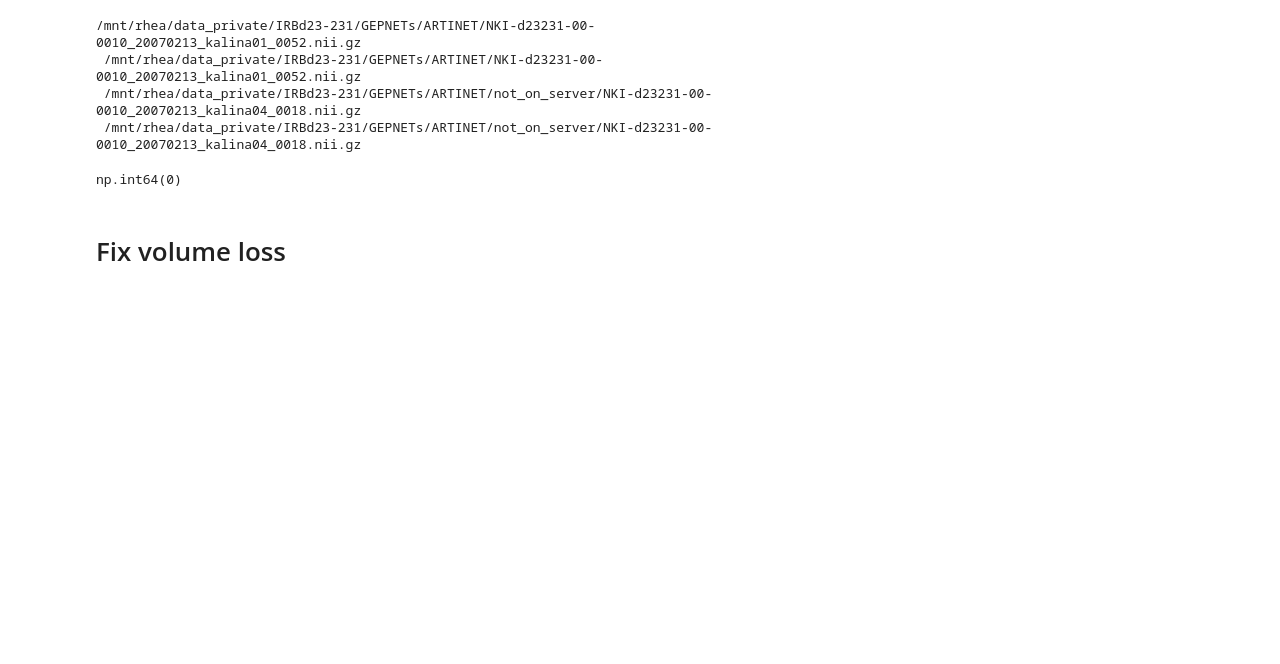
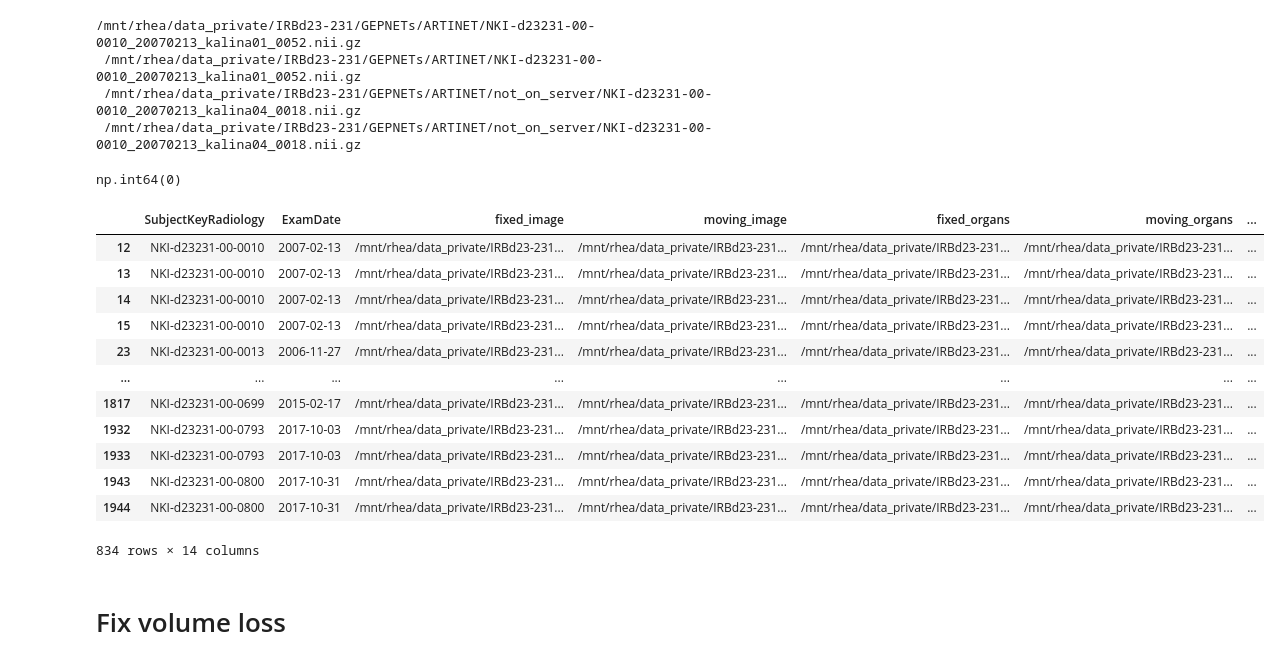
Before and after one commit to ljestaciocerquin/contrast_phase, a Jupyter notebook: Preprocessing/Segmentation_data/check_preprocessed.ipynb, the cells around one changed output. Cells and saved outputs as stored; diff of their text form; code cells hidden in the pictures; blank space fills up the shorter version.

```diff
--- a/Preprocessing/Segmentation_data/check_preprocessed.ipynb
+++ b/Preprocessing/Segmentation_data/check_preprocessed.ipynb
@@ -561,3 +572,20 @@ print(mismatches_in_orig.iloc[0, 2], "\n",
 mismatches_in_orig.duplicated(keep=False).sum()
 # %% [output]
 np.int64(0)
+# %%
+duplicates = original_data[original_data["SubjectKeyRadiology"].isin(duplicated_patients)]
+duplicates
+# %% [output]
+|  | SubjectKeyRadiology | ExamDate | fixed_image | moving_image | fixed_organs | moving_organs | ... |
+| 12 | NKI-d23231-00-0010 | 2007-02-13 | /mnt/rhea/data_private/IRBd23-231... | /mnt/rhea/data_private/IRBd23-231... | /mnt/rhea/data_private/IRBd23-231... | /mnt/rhea/data_private/IRBd23-231... | ... |
+| 13 | NKI-d23231-00-0010 | 2007-02-13 | /mnt/rhea/data_private/IRBd23-231... | /mnt/rhea/data_private/IRBd23-231... | /mnt/rhea/data_private/IRBd23-231... | /mnt/rhea/data_private/IRBd23-231... | ... |
+| 14 | NKI-d23231-00-0010 | 2007-02-13 | /mnt/rhea/data_private/IRBd23-231... | /mnt/rhea/data_private/IRBd23-231... | /mnt/rhea/data_private/IRBd23-231... | /mnt/rhea/data_private/IRBd23-231... | ... |
+| 15 | NKI-d23231-00-0010 | 2007-02-13 | /mnt/rhea/data_private/IRBd23-231... | /mnt/rhea/data_private/IRBd23-231... | /mnt/rhea/data_private/IRBd23-231... | /mnt/rhea/data_private/IRBd23-231... | ... |
+| 23 | NKI-d23231-00-0013 | 2006-11-27 | /mnt/rhea/data_private/IRBd23-231... | /mnt/rhea/data_private/IRBd23-231... | /mnt/rhea/data_private/IRBd23-231... | /mnt/rhea/data_private/IRBd23-231... | ... |
+| ... | ... | ... | ... | ... | ... | ... | ... |
+| 1817 | NKI-d23231-00-0699 | 2015-02-17 | /mnt/rhea/data_private/IRBd23-231... | /mnt/rhea/data_private/IRBd23-231... | /mnt/rhea/data_private/IRBd23-231... | /mnt/rhea/data_private/IRBd23-231... | ... |
+| 1932 | NKI-d23231-00-0793 | 2017-10-03 | /mnt/rhea/data_private/IRBd23-231... | /mnt/rhea/data_private/IRBd23-231... | /mnt/rhea/data_private/IRBd23-231... | /mnt/rhea/data_private/IRBd23-231... | ... |
+| 1933 | NKI-d23231-00-0793 | 2017-10-03 | /mnt/rhea/data_private/IRBd23-231... | /mnt/rhea/data_private/IRBd23-231... | /mnt/rhea/data_private/IRBd23-231... | /mnt/rhea/data_private/IRBd23-231... | ... |
+| 1943 | NKI-d23231-00-0800 | 2017-10-31 | /mnt/rhea/data_private/IRBd23-231... | /mnt/rhea/data_private/IRBd23-231... | /mnt/rhea/data_private/IRBd23-231... | /mnt/rhea/data_private/IRBd23-231... | ... |
+| 1944 | NKI-d23231-00-0800 | 2017-10-31 | /mnt/rhea/data_private/IRBd23-231... | /mnt/rhea/data_private/IRBd23-231... | /mnt/rhea/data_private/IRBd23-231... | /mnt/rhea/data_private/IRBd23-231... | ... |
+834 rows × 14 columns
```
Also changed, not shown: parts of 23 cells of this notebook.
